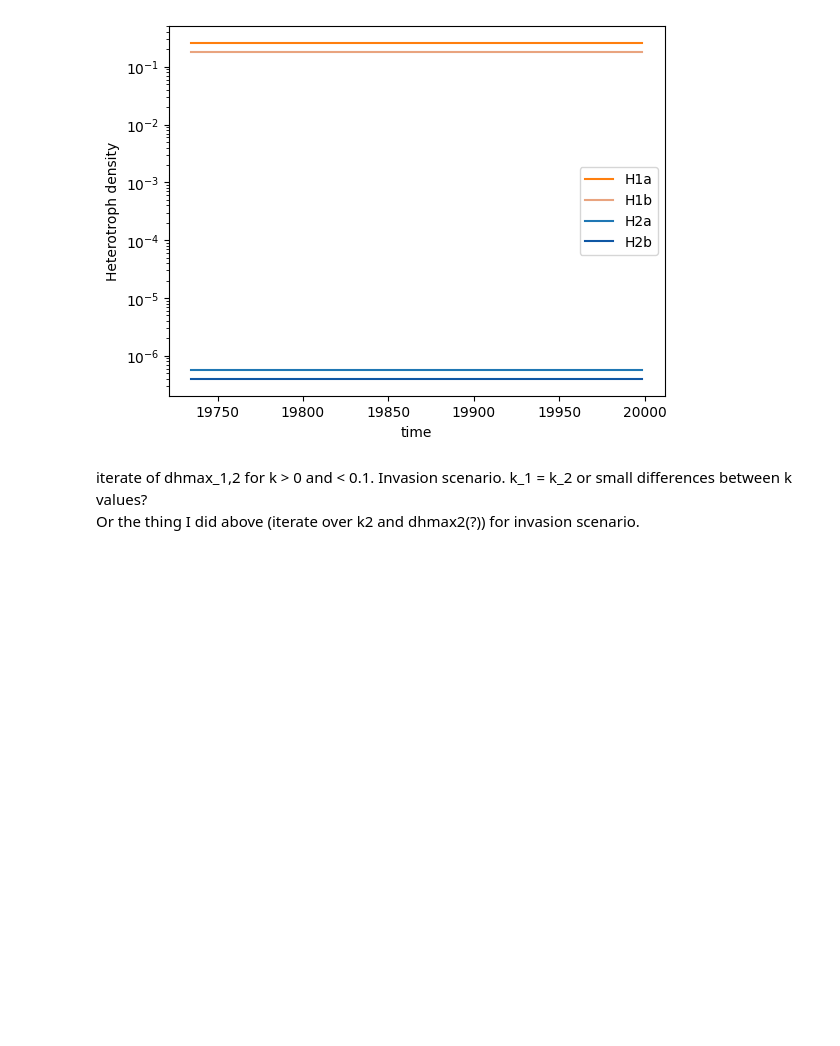
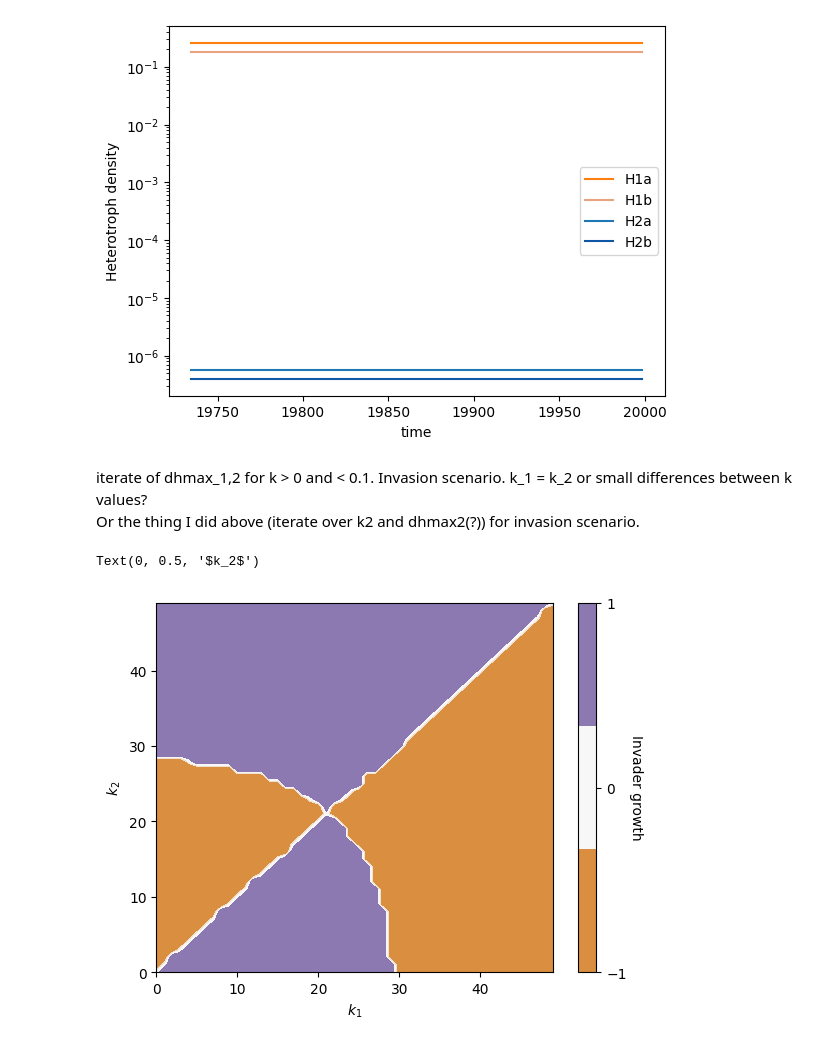
Before and after one commit to rbnmj/turingmodel, a Jupyter notebook: main.ipynb, the cells around one changed output. Drawn from its saved outputs; the diff is of its cells as text; code cells hidden in the pictures; blank space fills up the shorter version.

```diff
--- a/main.ipynb
+++ b/main.ipynb
@@ -1854,3 +1854,36 @@ ax1.legend()
 # %% [markdown]
 iterate of dhmax_1,2 for k > 0 and < 0.1. Invasion scenario. k_1 = k_2 or small differences between k values?
 Or the thing I did above (iterate over k2 and dhmax2(?)) for invasion scenario.
+# %%
+# transform slopeH2 array so that everything below or equal to -0.0001 is 0, everything over -0.0001 and under 0.0001 is 1 and everything over or equal to 0.0001 is 2:
+slopeH2 = np.loadtxt("./data/growthrate/5103/H2Slope510-3.csv", delimiter=",")
+slopeH2[slopeH2 <= -0.00005] = -1
+for i in range(len(slopeH2)):
+    for j in range(len(slopeH2[i])):
+        if (slopeH2[i][j] != -1) and (slopeH2[i][j] < 0.00005) and (slopeH2[i][j] > -0.00005):
+            slopeH2[i][j] = 0
+for i in range(len(slopeH2)):
+    for j in range(len(slopeH2[i])):
+        if ((slopeH2[i][j] >= 0.00005)):
+            slopeH2[i][j] = 1
+
+fig, ax = plt.subplots()
+# from matplotlib.colors import LinearSegmentedColormap
+#ccolors = ["#9EA1D4", "#FFFFFF", "#A8D1D1"]
+#ccolors = ["#937BFF", "#FFFFFF", "#78C1A7"]
+# ccolors = ["#FFABAB", "#FFFFFF", "#A79AFF"]
+# custom_cmap = LinearSegmentedColormap.from_list("CustomCmap", ccolors, N=256)
+im = plt.contourf(slopeH2, cmap="PuOr", levels=np.linspace(-1, 1, 4), alpha=0.8)
+cbar = fig.colorbar(im)
+cbar.set_ticks([-1, 0, 1])
+cbar.set_label('Invader growth', rotation=270, labelpad=12)
+#plt.plot([0, 99], [0, 99], color="black", linestyle="--", linewidth=0.5, alpha = 0.5)
+# ax.set_xticks(np.linspace(0, 99, 3))
+# ax.set_yticks(np.linspace(0, 99, 3))
+# ax.set_xticklabels(("$10^{-1}$", "$10^{0}$", "$10^{1}$"), rotation=0)
+# ax.set_yticklabels(("$10^{-1}$", "$10^{0}$", "$10^{1}$"))
+ax.set_xlabel('$k_1$')
+ax.set_ylabel('$k_2$')
+# %% [output]
+Text(0, 0.5, '$k_2$')
+[figure, added]
```
Also changed, not shown: 25 other files.
